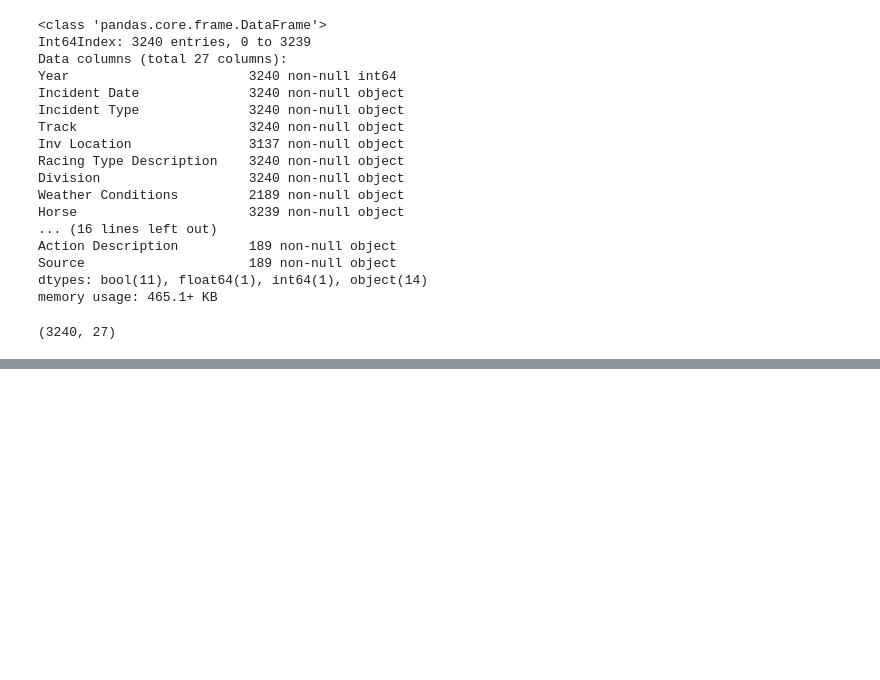
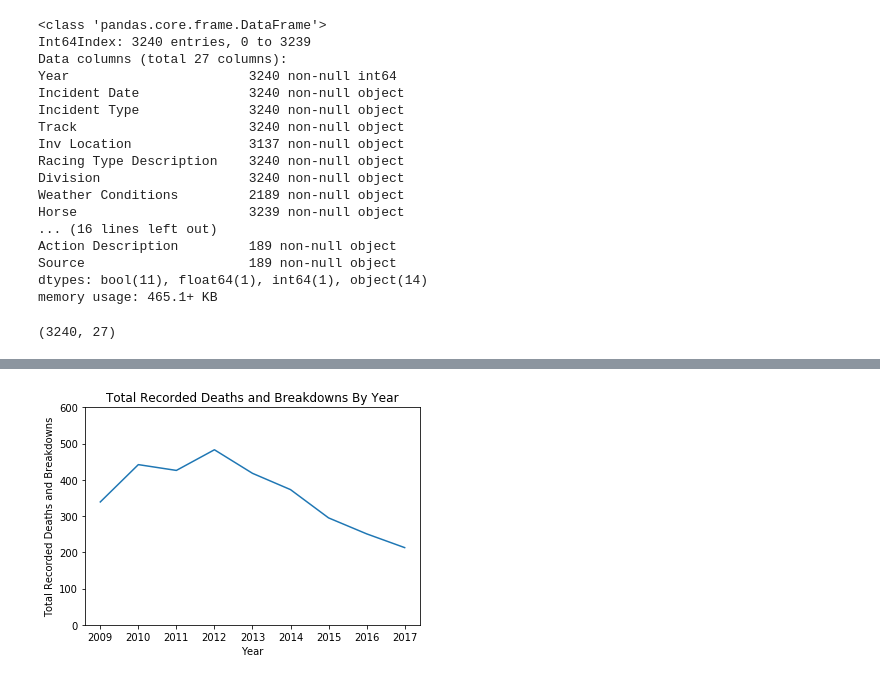
Before and after one commit to isabelvanzijl/Capstone-Project-1, a Jupyter notebook: Data_Storytelling.ipynb, the cells around one changed output, grey strips where cells are left out. Saved outputs shown, nothing was run; the diff lists cells and outputs as text; code cells hidden in the pictures; blank space fills up the shorter version.

```diff
--- a/Data_Storytelling.ipynb
+++ b/Data_Storytelling.ipynb
@@ -56,4 +51,0 @@ The Equine Death and Breakdown dataset was published in February 2013 but the ol
-# %%
-# convert 'Incident Date' to datetime object
-df['Incident Date'] = pd.to_datetime(df['Incident Date'],format='%Y/%m/%d')
-df['Incident Date'].dtype
@@ -78,0 +58,7 @@ Name: Year, dtype: int64
+# %%
+# build dataframe of each year and total count of breakdowns and deaths for that year
+year_total = df.groupby('Year')['Year'].count().reset_index(name='Total')
+print(year_total)
+
+# print mean of yearly totals for reference (rate: deaths and breakdowns per year)
+print('Average: ', year_total['Total'].mean())
@@ -78,0 +77,10 @@ Name: Year, dtype: int64
+# %%
+# build line plot displaying total number of deaths and breakdowns by year
+plt.plot(year_total['Year'],year_total['Total'])
+plt.xlabel('Year')
+plt.ylabel('Total Recorded Deaths and Breakdowns')
+plt.title('Total Recorded Deaths and Breakdowns By Year')
+plt.yticks([0,100,200,300,400,500,600])
+plt.show()
+# %% [output]
+[figure, added]
```
Also changed, not shown: parts of 24 cells of this notebook.
